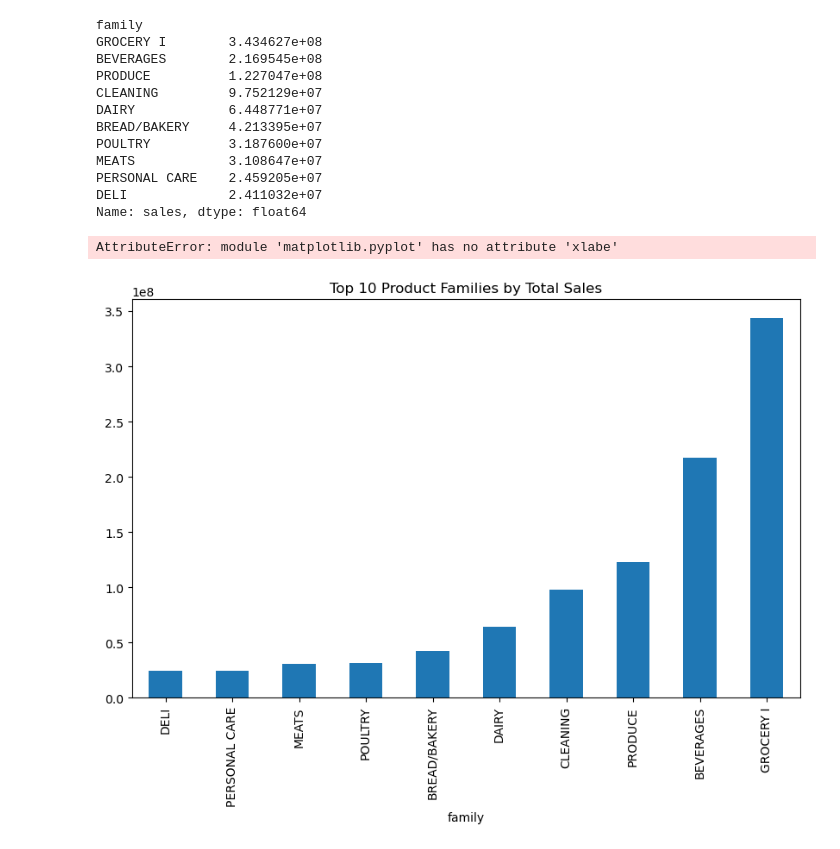
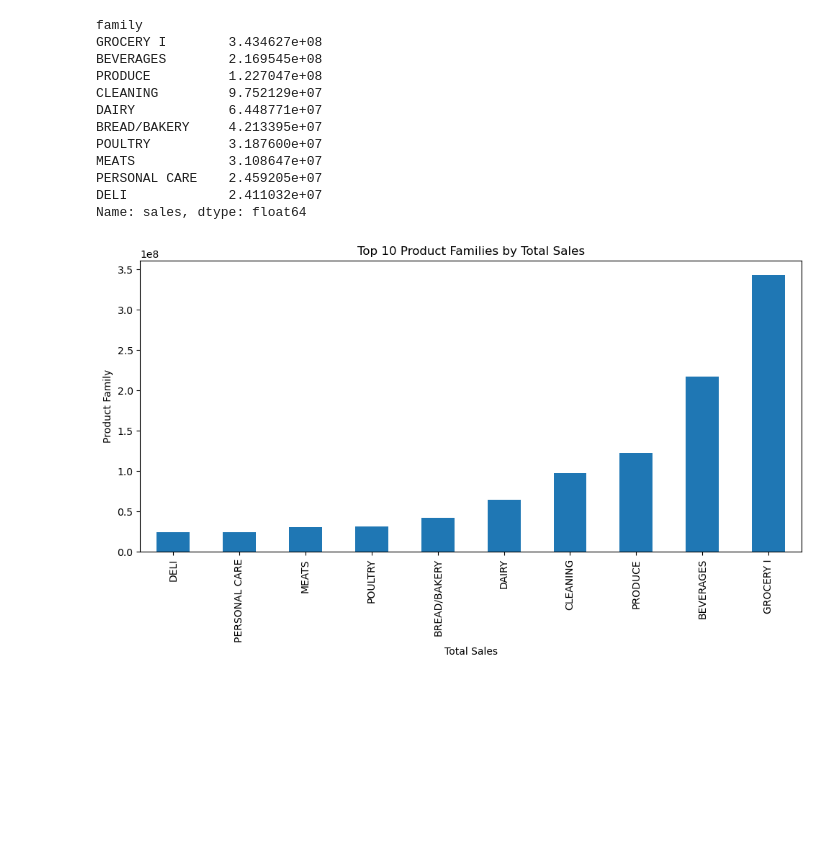
Before and after one commit to clia7/Data_Analytics_Journey, a Jupyter notebook: 06_Store_Sales_Case_Study/notebooks/01_Store_Sales_EDA.ipynb, the cells around one changed output. Cells and saved outputs as stored; diff of their text form; code cells hidden in the pictures; blank space fills up the shorter version.

```diff
--- a/06_Store_Sales_Case_Study/notebooks/01_Store_Sales_EDA.ipynb
+++ b/06_Store_Sales_Case_Study/notebooks/01_Store_Sales_EDA.ipynb
@@ -731,12 +731,11 @@ Name: sales, dtype: float64
 # %%
 # Plot top 10 product families
 family_sales.head(10).sort_values().plot(kind='bar', figsize=(10, 6))
 
 plt.title('Top 10 Product Families by Total Sales')
-plt.xlabe('Total Sales')
+plt.xlabel('Total Sales')
 plt.ylabel('Product Family')
 plt.tight_layout()
 plt.show()
 # %% [output]
-AttributeError: module 'matplotlib.pyplot' has no attribute 'xlabe'
-[figure, old version]
+[figure, new version]
```
